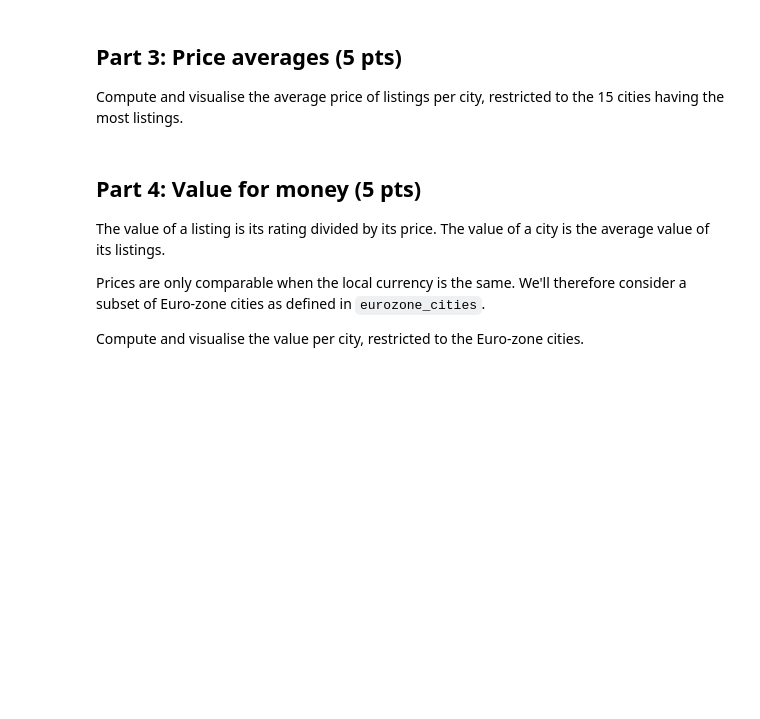
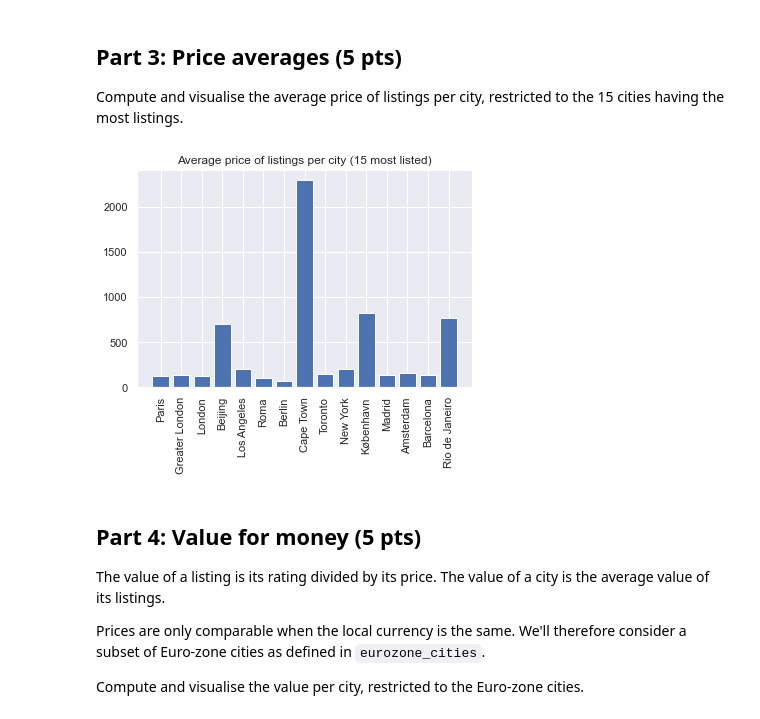
Before and after one commit to LaurineDargaud/DTU_CT_Assignment2, a Jupyter notebook: 02807_Project_2_FINAL.ipynb, the cells around one changed output. Cells and saved outputs as stored; diff of their text form; code cells hidden in the pictures; blank space fills up the shorter version.

```diff
--- a/02807_Project_2_FINAL.ipynb
+++ b/02807_Project_2_FINAL.ipynb
@@ -230,3 +271,21 @@ Compute and visualise the average price of listings per city, restricted to the
+# %%
+# your code goes here
+
+# get the average price of listings per city
+avg_price_per_city = df_listings_analysis.groupby('city').avg('price')
+# join tables to get the average price of listings per city for the 15 most listed cities
+joined_avg_price_per_city = nb_listings_per_city.join(avg_price_per_city, avg_price_per_city['city'] == nb_listings_per_city['city2'], 'left').sort(F.desc('count')).drop('city2')
+
+# to pandas
+pd_avgprice = joined_avg_price_per_city.toPandas()
+
+# visualisation
+plt.bar(pd_avgprice['city'], pd_avgprice['avg(price)'])
+plt.xticks(rotation=90)
+plt.title("Average price of listings per city (15 most listed)")
+plt.show()
+# %% [output]
+[figure, added]
 # %% [markdown]
 ## Part 4: Value for money (5 pts)
 
```
Also changed, not shown: parts of 21 cells of this notebook, 1 other file.
